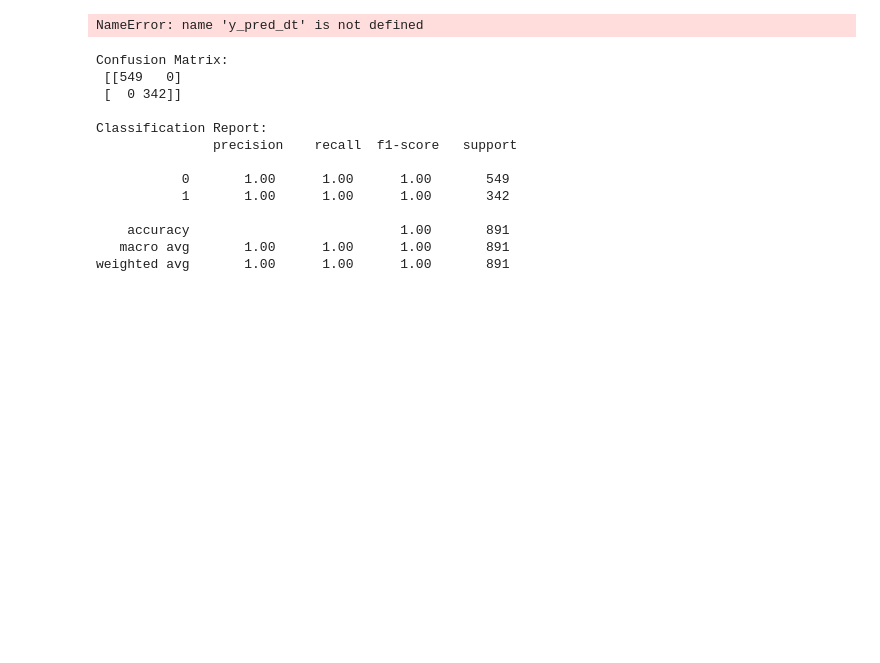
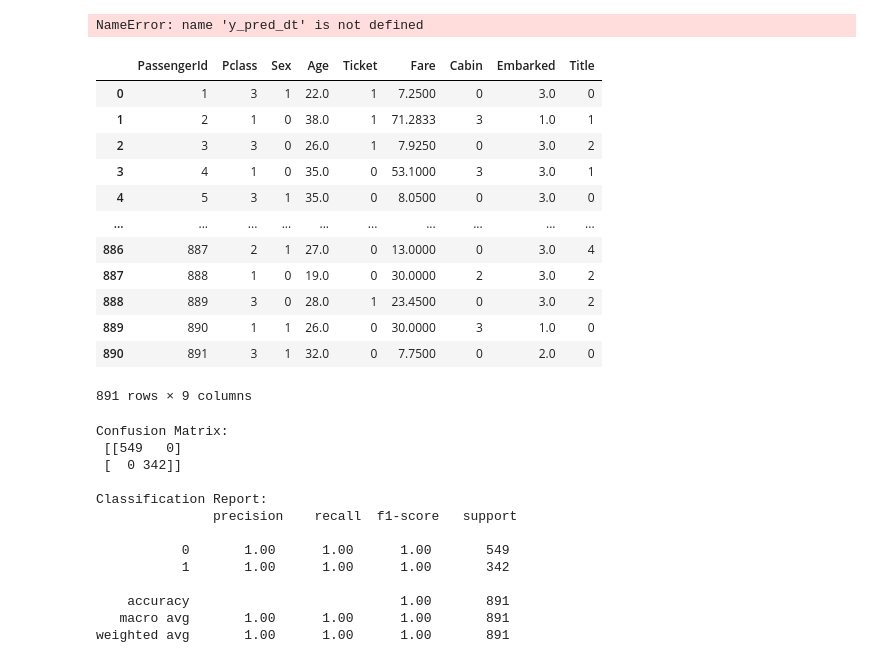
Before and after one commit to Delekof/Machine-Learning-Practice, a Jupyter notebook: titanic survival/kaggle_titanic.ipynb, the cells around one changed output. Drawn from its saved outputs; the diff is of its cells as text; code cells hidden in the pictures; blank space fills up the shorter version.

```diff
--- a/titanic survival/kaggle_titanic.ipynb
+++ b/titanic survival/kaggle_titanic.ipynb
@@ -356,3 +395,19 @@ X_scaled = scaler.fit_transform(X)
+# %%
+X
+# %% [output]
+|  | PassengerId | Pclass | Sex | Age | Ticket | Fare | Cabin | Embarked | Title |
+| 0 | 1 | 3 | 1 | 22.0 | 1 | 7.2500 | 0 | 3.0 | 0 |
+| 1 | 2 | 1 | 0 | 38.0 | 1 | 71.2833 | 3 | 1.0 | 1 |
+| 2 | 3 | 3 | 0 | 26.0 | 1 | 7.9250 | 0 | 3.0 | 2 |
+| 3 | 4 | 1 | 0 | 35.0 | 0 | 53.1000 | 3 | 3.0 | 1 |
+| 4 | 5 | 3 | 1 | 35.0 | 0 | 8.0500 | 0 | 3.0 | 0 |
+| ... | ... | ... | ... | ... | ... | ... | ... | ... | ... |
+| 886 | 887 | 2 | 1 | 27.0 | 0 | 13.0000 | 0 | 3.0 | 4 |
+| 887 | 888 | 1 | 0 | 19.0 | 0 | 30.0000 | 2 | 3.0 | 2 |
+| 888 | 889 | 3 | 0 | 28.0 | 1 | 23.4500 | 0 | 3.0 | 2 |
+| 889 | 890 | 1 | 1 | 26.0 | 0 | 30.0000 | 3 | 1.0 | 0 |
+| 890 | 891 | 3 | 1 | 32.0 | 0 | 7.7500 | 0 | 2.0 | 0 |
+891 rows × 9 columns
 # %%
 from sklearn.tree import DecisionTreeClassifier
 
```
Also changed, not shown: parts of 8 cells of this notebook, 1 other file.
